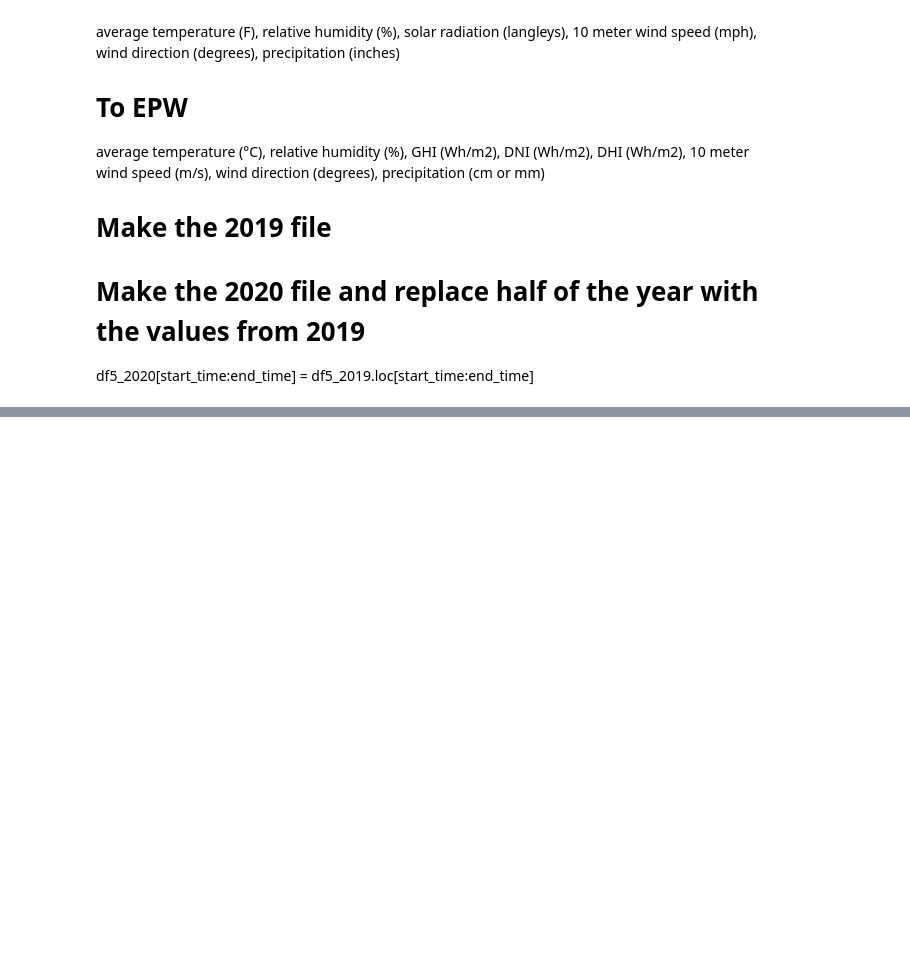
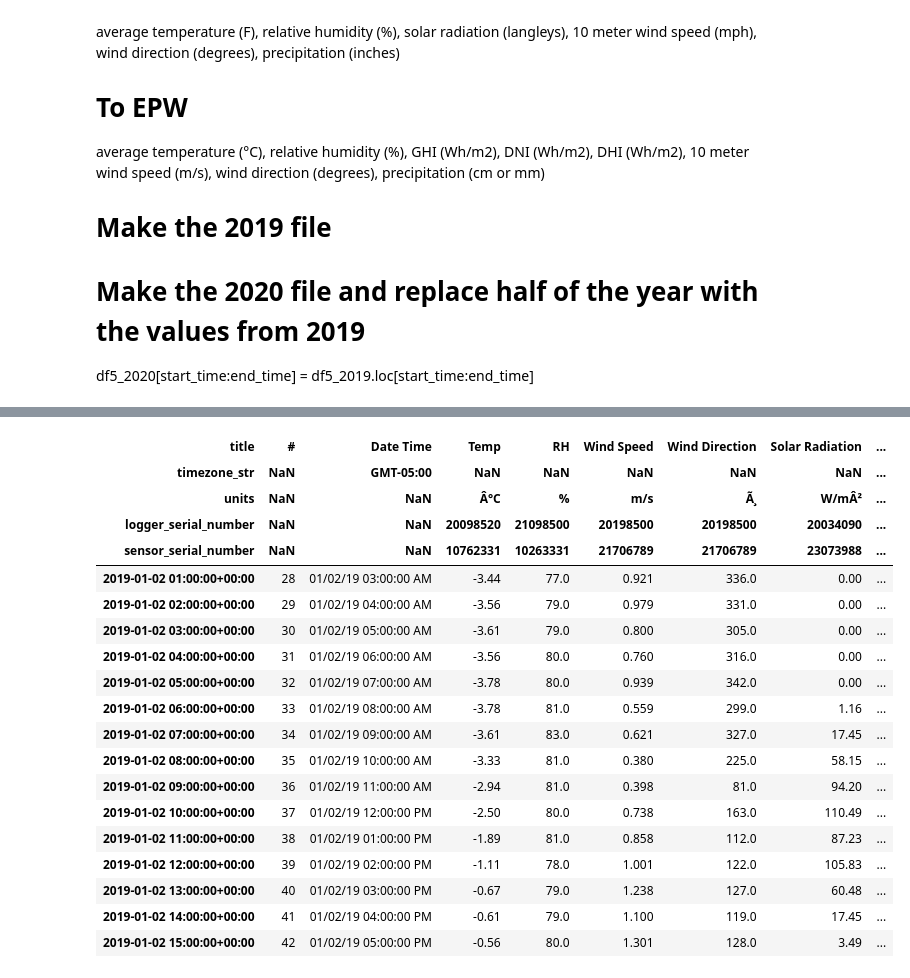
Before and after one commit to kastnerp/CampusMicroclimateAndWeather, a Jupyter notebook: ReadPlot.ipynb, the cells around one changed output, grey strips where cells are left out. Cells and saved outputs as stored; diff of their text form; code cells hidden in the pictures; blank space fills up the shorter version.

```diff
--- a/ReadPlot.ipynb
+++ b/ReadPlot.ipynb
@@ -67,8 +69,29 @@ df5 = S5.get_dataframe()
 # DF5 (GAME FARM ROAD) HAS TO BE SHIFTED BACK BECAUSE IT NATIVELY RECORDS DST, OUR STATIONS DO NOT.
 # THE OTHER STATIONS ARE NOT SHIFTED (HENCE 0 VALUE FOR PERIODS), JUST THERE FOR SANITY
 
-df5 = df5.shift(periods=(-2), fill_value=0)
-df4 = df4.shift(periods=(0), fill_value=0)
-df3 = df3.shift(periods=(0), fill_value=0)
-df2 = df2.shift(periods=(0), fill_value=0)
-df1 = df1.shift(periods=(0), fill_value=0)
+df5 = df5.shift(-2,freq="H",  fill_value=0)
+df4 = df4.shift(0,freq="H", fill_value=0)
+df3 = df3.shift(0,freq="H", fill_value=0)
+df2 = df2.shift(0,freq="H", fill_value=0)
+df1 = df1.shift(0,freq="H", fill_value=0)
+
+
+# Remove time zones (we are only interested in the local timezone)
+
+df5 =df5.tz_convert(None)
+df4 =df4.tz_convert(None)
+df3 =df3.tz_convert(None)
+df2 =df2.tz_convert(None)
+df1 =df1.tz_convert(None)
+
+df5 =df5 .tz_localize('UTC')
+df4 =df4 .tz_localize('UTC')
+df3 =df3 .tz_localize('UTC')
+df2 =df2 .tz_localize('UTC')
+df1 =df1 .tz_localize('UTC')
+
+df5 = df5.shift(-5,freq="H", fill_value=0)
+df4 = df4.shift(-5,freq="H", fill_value=0)
+df3 = df3.shift(-5,freq="H", fill_value=0)
+df2 = df2.shift(-5,freq="H", fill_value=0)
+df1 = df1.shift(-5,freq="H", fill_value=0)
@@ -555,3 +732,27 @@ def show_missing_vals(csv, year):
+# %%
+dd = get_1y_data(df5,2019)
+dd.iloc[25:40,:]
+# %% [output]
+| title | # | Date Time | Temp | RH | Wind Speed | Wind Direction | Solar Radiation | ... |
+| timezone_str | NaN | GMT-05:00 | NaN | NaN | NaN | NaN | NaN | ... |
+| units | NaN | NaN | Â°C | % | m/s | Ã¸ | W/mÂ² | ... |
+| logger_serial_number | NaN | NaN | 20098520 | 21098500 | 20198500 | 20198500 | 20034090 | ... |
+| sensor_serial_number | NaN | NaN | 10762331 | 10263331 | 21706789 | 21706789 | 23073988 | ... |
+| 2019-01-02 01:00:00+00:00 | 28 | 01/02/19 03:00:00 AM | -3.44 | 77.0 | 0.921 | 336.0 | 0.00 | ... |
+| 2019-01-02 02:00:00+00:00 | 29 | 01/02/19 04:00:00 AM | -3.56 | 79.0 | 0.979 | 331.0 | 0.00 | ... |
+| 2019-01-02 03:00:00+00:00 | 30 | 01/02/19 05:00:00 AM | -3.61 | 79.0 | 0.800 | 305.0 | 0.00 | ... |
+| 2019-01-02 04:00:00+00:00 | 31 | 01/02/19 06:00:00 AM | -3.56 | 80.0 | 0.760 | 316.0 | 0.00 | ... |
+| 2019-01-02 05:00:00+00:00 | 32 | 01/02/19 07:00:00 AM | -3.78 | 80.0 | 0.939 | 342.0 | 0.00 | ... |
+| 2019-01-02 06:00:00+00:00 | 33 | 01/02/19 08:00:00 AM | -3.78 | 81.0 | 0.559 | 299.0 | 1.16 | ... |
+| 2019-01-02 07:00:00+00:00 | 34 | 01/02/19 09:00:00 AM | -3.61 | 83.0 | 0.621 | 327.0 | 17.45 | ... |
+| 2019-01-02 08:00:00+00:00 | 35 | 01/02/19 10:00:00 AM | -3.33 | 81.0 | 0.380 | 225.0 | 58.15 | ... |
+| 2019-01-02 09:00:00+00:00 | 36 | 01/02/19 11:00:00 AM | -2.94 | 81.0 | 0.398 | 81.0 | 94.20 | ... |
+| 2019-01-02 10:00:00+00:00 | 37 | 01/02/19 12:00:00 PM | -2.50 | 80.0 | 0.738 | 163.0 | 110.49 | ... |
+| 2019-01-02 11:00:00+00:00 | 38 | 01/02/19 01:00:00 PM | -1.89 | 81.0 | 0.858 | 112.0 | 87.23 | ... |
+| 2019-01-02 12:00:00+00:00 | 39 | 01/02/19 02:00:00 PM | -1.11 | 78.0 | 1.001 | 122.0 | 105.83 | ... |
+| 2019-01-02 13:00:00+00:00 | 40 | 01/02/19 03:00:00 PM | -0.67 | 79.0 | 1.238 | 127.0 | 60.48 | ... |
+| 2019-01-02 14:00:00+00:00 | 41 | 01/02/19 04:00:00 PM | -0.61 | 79.0 | 1.100 | 119.0 | 17.45 | ... |
+| 2019-01-02 15:00:00+00:00 | 42 | 01/02/19 05:00:00 PM | -0.56 | 80.0 | 1.301 | 128.0 | 3.49 | ... |
 # %%
 # GAME FARM ROAD_ITHACA STATION
 
```
Also changed, not shown: parts of 9 cells of this notebook, 7 other files.
